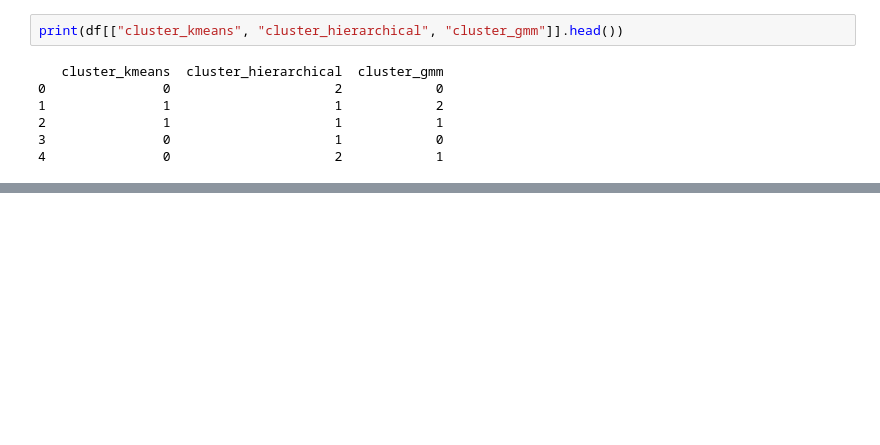
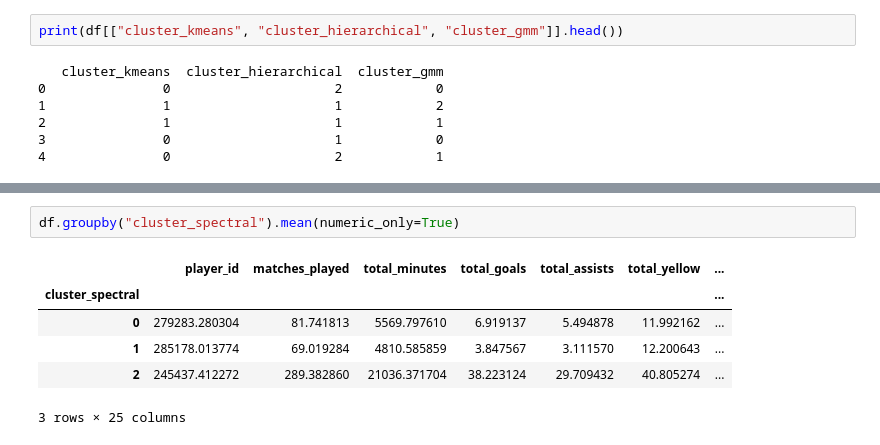
Before and after one commit to matejajanic/football-player-clustering, a Jupyter notebook: notebooks/03_clustering_experiments.ipynb, the cells around one changed output, grey strips where cells are left out. Saved outputs shown, nothing was run; the diff lists cells and outputs as text; blank space fills up the shorter version.

```diff
--- a/notebooks/03_clustering_experiments.ipynb
+++ b/notebooks/03_clustering_experiments.ipynb
@@ -190,0 +209,9 @@ df.groupby("cluster_gmm").mean(numeric_only=True)
+# %%
+df.groupby("cluster_spectral").mean(numeric_only=True)
+# %% [output]
+|  | player_id | matches_played | total_minutes | total_goals | total_assists | total_yellow | ... |
+| cluster_spectral |  |  |  |  |  |  | ... |
+| 0 | 279283.280304 | 81.741813 | 5569.797610 | 6.919137 | 5.494878 | 11.992162 | ... |
+| 1 | 285178.013774 | 69.019284 | 4810.585859 | 3.847567 | 3.111570 | 12.200643 | ... |
+| 2 | 245437.412272 | 289.382860 | 21036.371704 | 38.223124 | 29.709432 | 40.805274 | ... |
+3 rows × 25 columns
```
Also changed, not shown: parts of 5 cells of this notebook, 3 other files.
